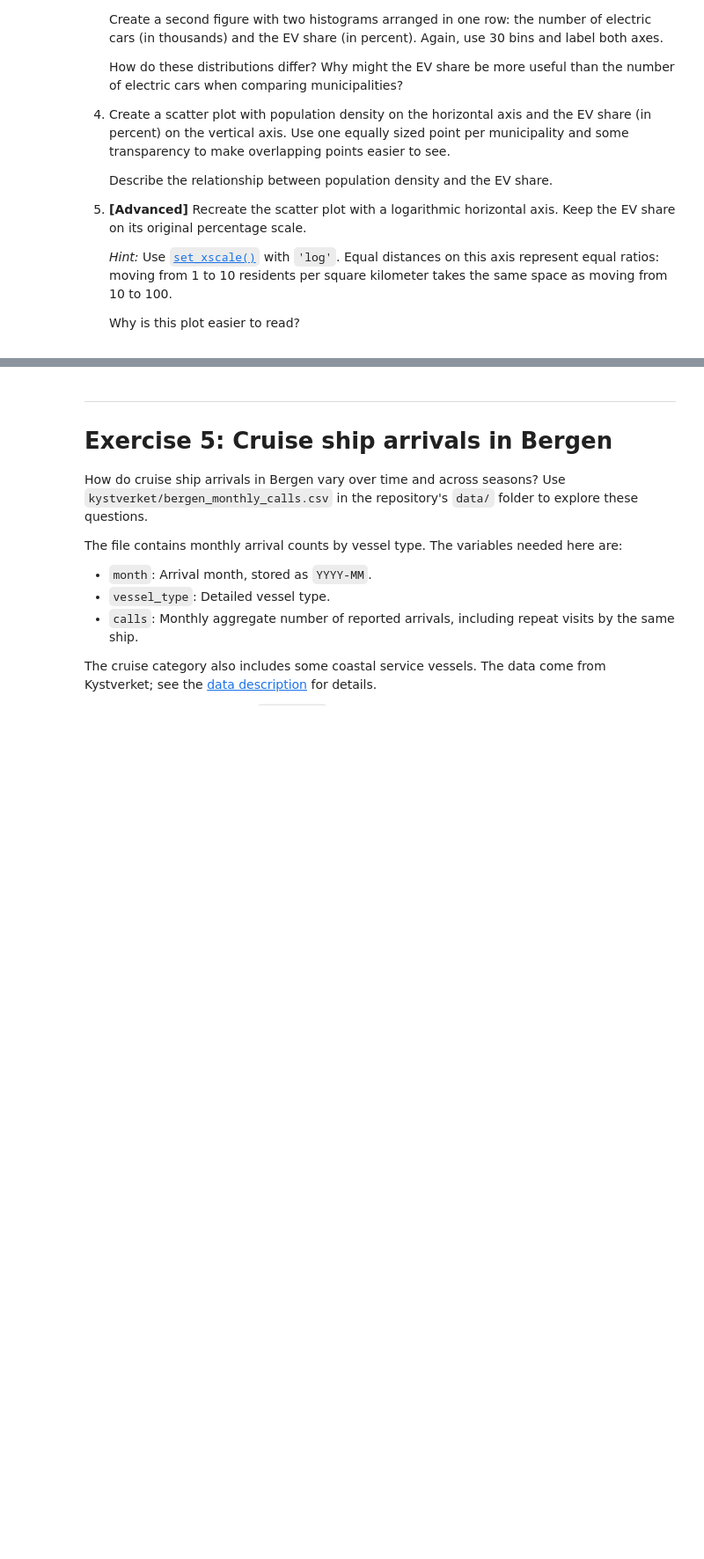
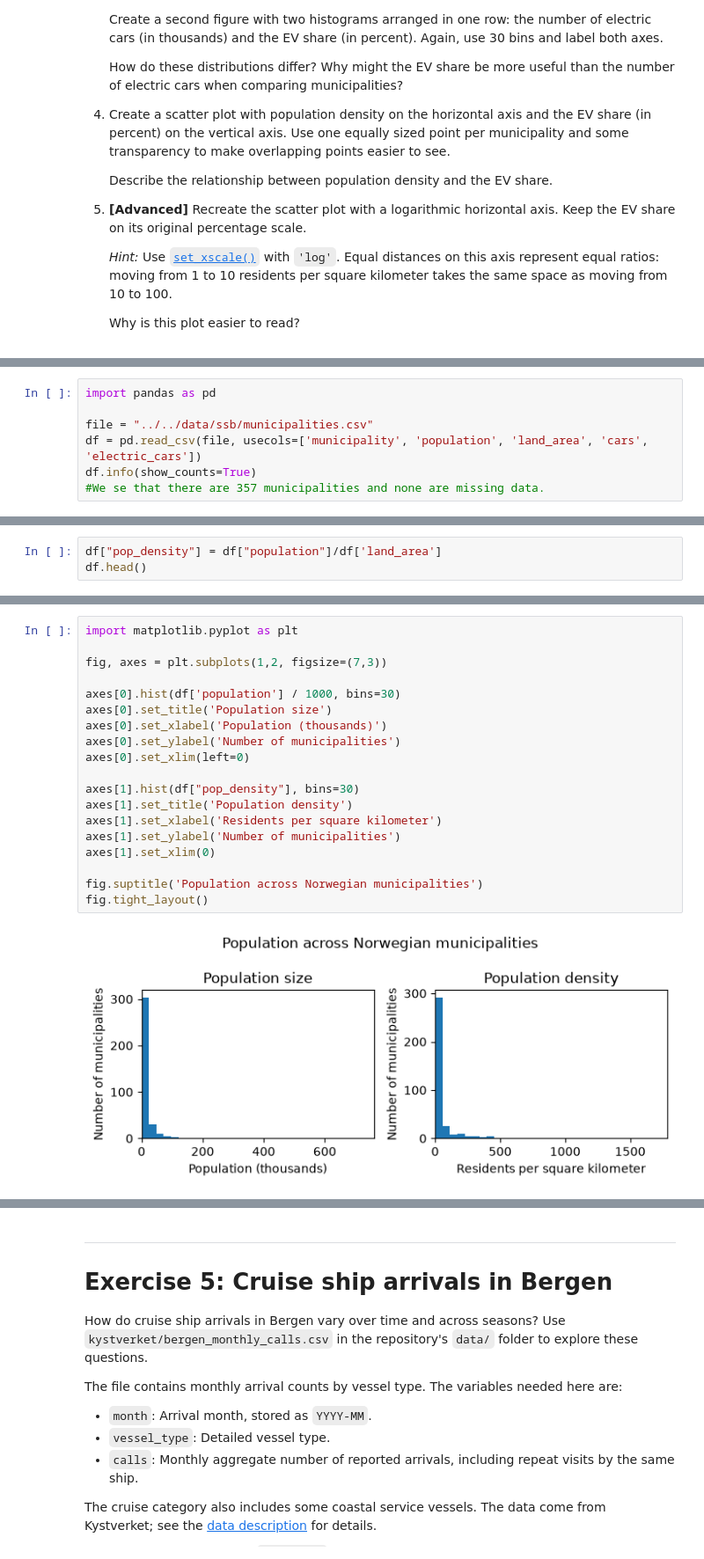
Before and after one commit to borresen18/TECH2-H26, a Jupyter notebook: workshops/workshop3/workshop3 HB.ipynb, the cells around one changed output, grey strips where cells are left out. Shown at 88% size. Saved outputs shown, nothing was run; the diff lists cells and outputs as text; blank space fills up the shorter version.

```diff
--- a/workshops/workshop3/workshop3 HB.ipynb
+++ b/workshops/workshop3/workshop3 HB.ipynb
@@ -464,0 +464,7 @@ The data come from Statistics Norway (SSB); see the
+# %%
+import pandas as pd
+
+file = "../../data/ssb/municipalities.csv"
+df = pd.read_csv(file, usecols=['municipality', 'population', 'land_area', 'cars', 'electric_cars'])
+df.info(show_counts=True)
+#We se that there are 357 municipalities and none are missing data.
@@ -464,0 +486,3 @@ The data come from Statistics Norway (SSB); see the
+# %%
+df["pop_density"] = df["population"]/df['land_area']
+df.head()
@@ -464,0 +496,21 @@ The data come from Statistics Norway (SSB); see the
+# %%
+import matplotlib.pyplot as plt
+
+fig, axes = plt.subplots(1,2, figsize=(7,3))
+
+axes[0].hist(df['population'] / 1000, bins=30)
+axes[0].set_title('Population size')
+axes[0].set_xlabel('Population (thousands)')
+axes[0].set_ylabel('Number of municipalities')
+axes[0].set_xlim(left=0)
+
+axes[1].hist(df["pop_density"], bins=30)
+axes[1].set_title('Population density')
+axes[1].set_xlabel('Residents per square kilometer')
+axes[1].set_ylabel('Number of municipalities')
+axes[1].set_xlim(0)
+
+fig.suptitle('Population across Norwegian municipalities')
+fig.tight_layout()
+# %% [output]
+[figure, added]
```
Also changed, not shown: parts of 19 cells of this notebook.
